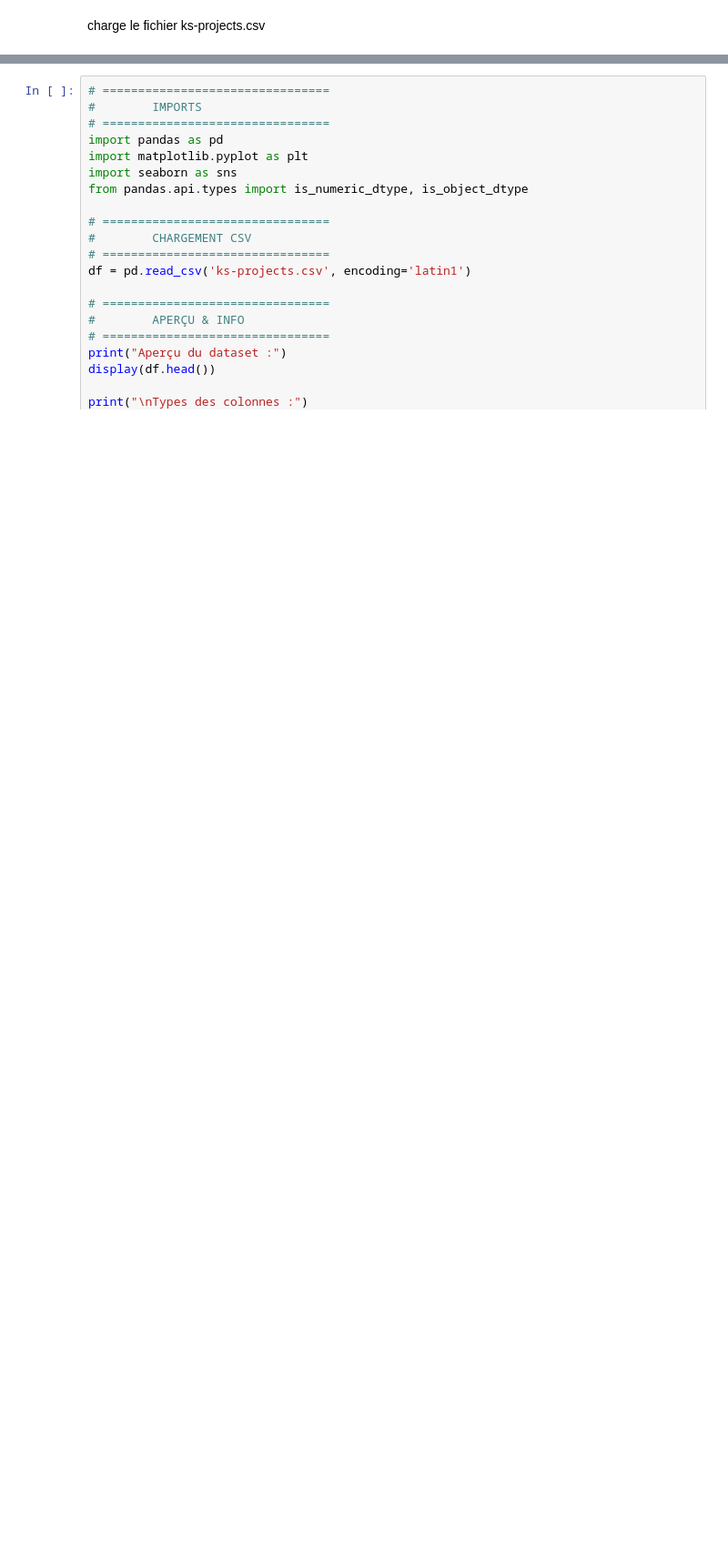
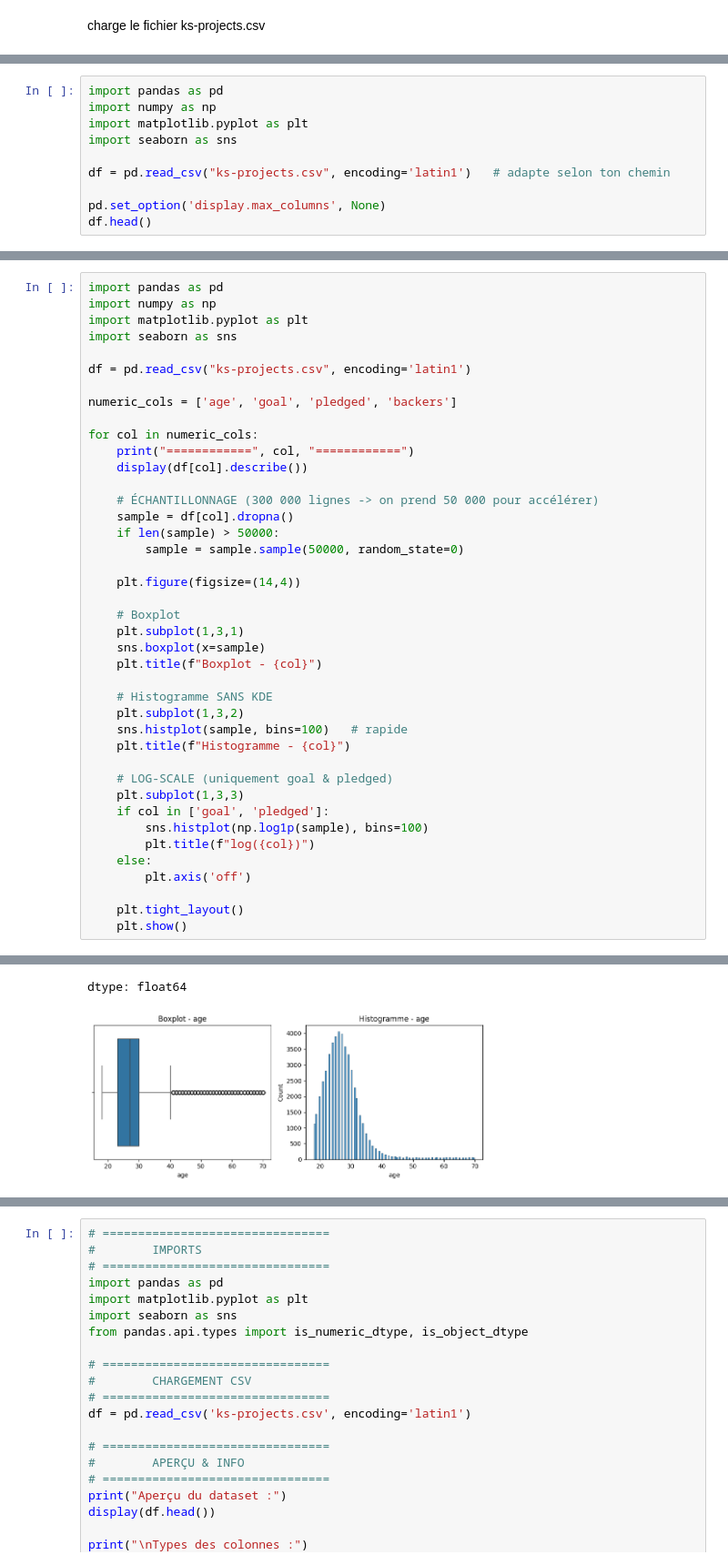
Before and after one commit to olfabre/AMS-Application-BI-V2, a Jupyter notebook: BI_V2.ipynb, the cells around one changed output, grey strips where cells are left out. Shown at 91% size. Drawn from its saved outputs; the diff is of its cells as text; blank space fills up the shorter version.

```diff
--- a/BI_V2.ipynb
+++ b/BI_V2.ipynb
@@ -42,0 +46,10 @@ uploaded = files.upload()
+# %%
+import pandas as pd
+import numpy as np
+import matplotlib.pyplot as plt
+import seaborn as sns
+
+df = pd.read_csv("ks-projects.csv", encoding='latin1')   # adapte selon ton chemin
+
+pd.set_option('display.max_columns', None)
+df.head()
@@ -42,0 +102,42 @@ uploaded = files.upload()
+# %%
+import pandas as pd
+import numpy as np
+import matplotlib.pyplot as plt
+import seaborn as sns
+
+df = pd.read_csv("ks-projects.csv", encoding='latin1')
+
+numeric_cols = ['age', 'goal', 'pledged', 'backers']
+
+for col in numeric_cols:
+    print("============", col, "============")
+    display(df[col].describe())
+
+    # ÉCHANTILLONNAGE (300 000 lignes -> on prend 50 000 pour accélérer)
+    sample = df[col].dropna()
+    if len(sample) > 50000:
+        sample = sample.sample(50000, random_state=0)
+
+    plt.figure(figsize=(14,4))
+
+    # Boxplot
+    plt.subplot(1,3,1)
+    sns.boxplot(x=sample)
+    plt.title(f"Boxplot - {col}")
+
+    # Histogramme SANS KDE
+    plt.subplot(1,3,2)
+    sns.histplot(sample, bins=100)   # rapide
+    plt.title(f"Histogramme - {col}")
+
+    # LOG-SCALE (uniquement goal & pledged)
+    plt.subplot(1,3,3)
+    if col in ['goal', 'pledged']:
+        sns.histplot(np.log1p(sample), bins=100)
+        plt.title(f"log({col})")
+    else:
+        plt.axis('off')
+
+    plt.tight_layout()
+    plt.show()
+# %% [output]
@@ -42,0 +154,2 @@ uploaded = files.upload()
+dtype: float64
+[figure, added]
```
Also changed, not shown: parts of 9 cells of this notebook.
